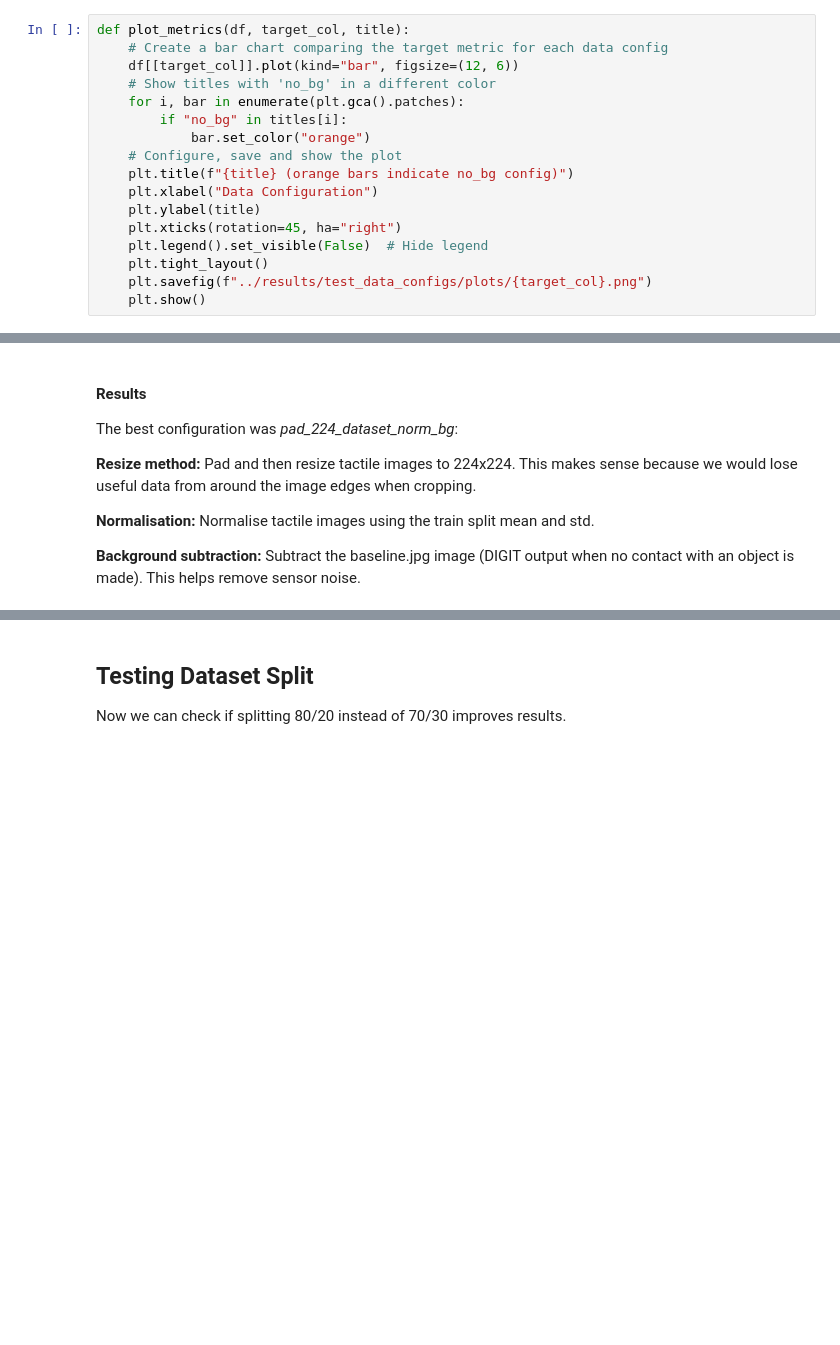
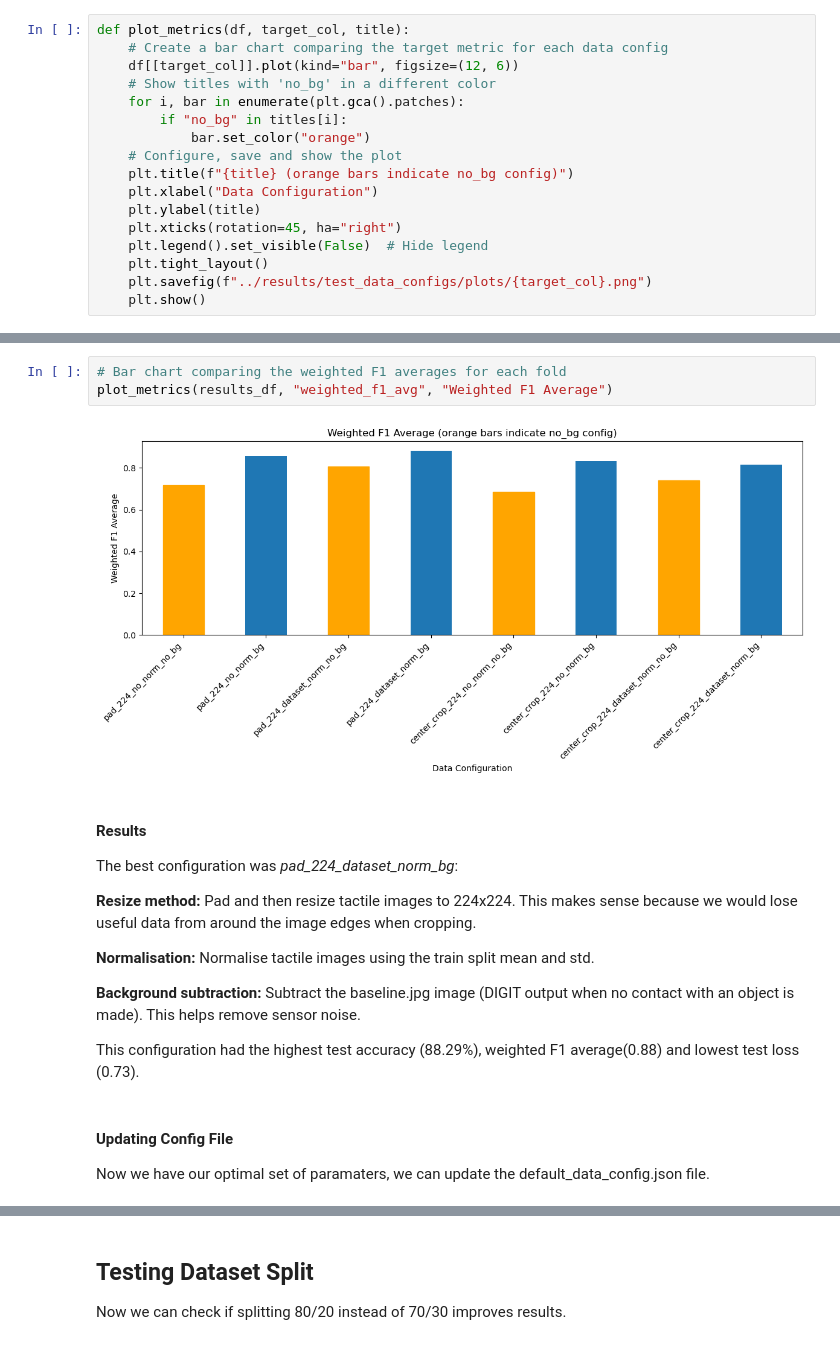
Before and after one commit to gemixin/touch-ex, a Jupyter notebook: notebooks/test_data_configs.ipynb, the cells around one changed output, grey strips where cells are left out. Cells and saved outputs as stored; diff of their text form; blank space fills up the shorter version.

```diff
--- a/notebooks/test_data_configs.ipynb
+++ b/notebooks/test_data_configs.ipynb
@@ -295,3 +310,8 @@ plot_metrics(results_df, "test_loss", "Test Loss")
+# %%
+# Bar chart comparing the weighted F1 averages for each fold
+plot_metrics(results_df, "weighted_f1_avg", "Weighted F1 Average")
+# %% [output]
+[figure, added]
 # %% [markdown]
 #### Results
 The best configuration was *pad_224_dataset_norm_bg*:
@@ -301,3 +321,8 @@ The best configuration was *pad_224_dataset_norm_bg*:
 **Normalisation:** Normalise tactile images using the train split mean and std.
 
 **Background subtraction:** Subtract the baseline.jpg image (DIGIT output when no contact with an object is made). This helps remove sensor noise.
+
+This configuration had the highest test accuracy (88.29%), weighted F1 average(0.88) and lowest test loss (0.73).
+# %% [markdown]
+#### Updating Config File
+Now we have our optimal set of paramaters, we can update the default_data_config.json file.
```
Also changed, not shown: parts of 53 cells of this notebook, 15 other files.
